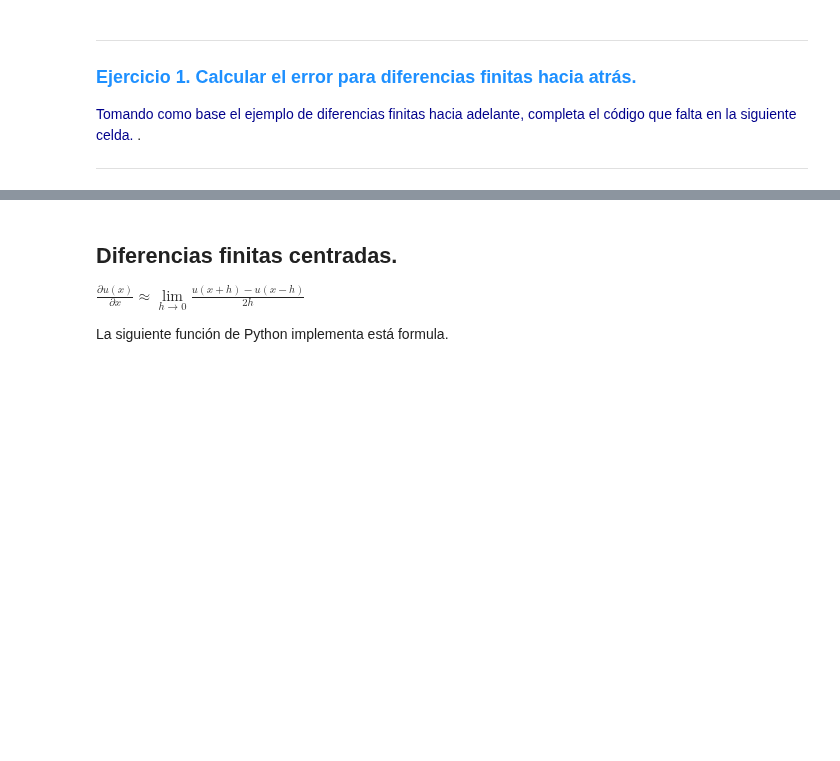
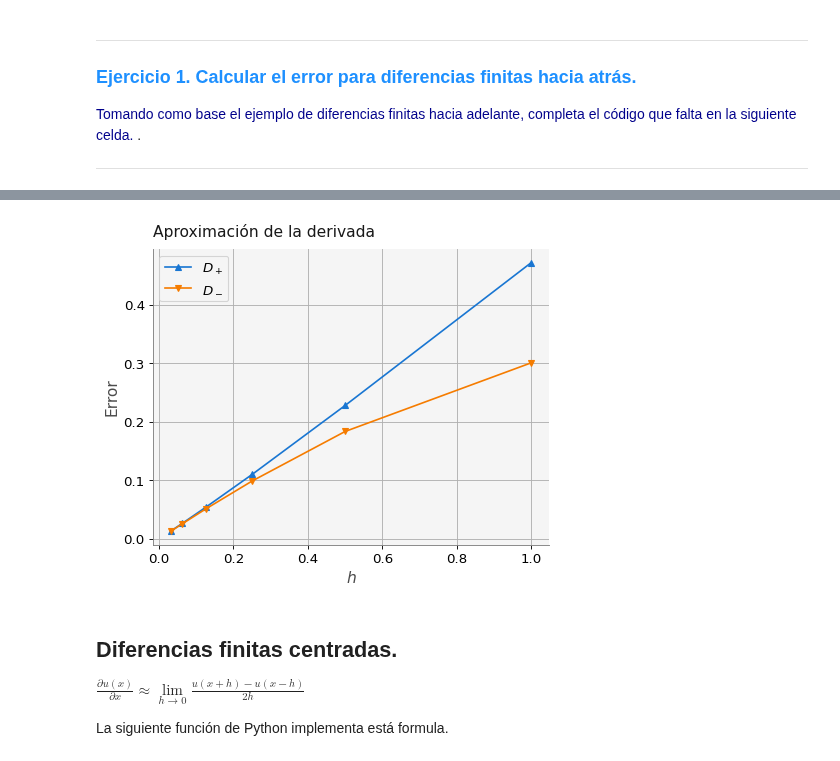
Before and after one commit to luiggix/macti_notes, a Jupyter notebook: notebooks/DerivadasNumericas/02_cla_derivadas_numericas.ipynb, the cells around one changed output, grey strips where cells are left out. Drawn from its saved outputs; the diff is of its cells as text; code cells hidden in the pictures; blank space fills up the shorter version.

```diff
--- a/notebooks/DerivadasNumericas/02_cla_derivadas_numericas.ipynb
+++ b/notebooks/DerivadasNumericas/02_cla_derivadas_numericas.ipynb
@@ -174,12 +203,15 @@ Error
 # %%
 # Hacemos el gráfico del error vs h
 plt.plot(h, ef, '^-', label='$D_+$')
 plt.plot(h, eb, 'v-', label='$D_-$')
 plt.xlabel('$h$')
 plt.ylabel('Error')
 plt.title('Aproximación de la derivada')
 plt.legend()
+plt.grid()
 plt.show()
+# %% [output]
+[figure, added]
 # %% [markdown]
 <a name='4'></a>
 ## Diferencias finitas centradas.
```
Also changed, not shown: parts of 29 cells of this notebook, 4 other files.
